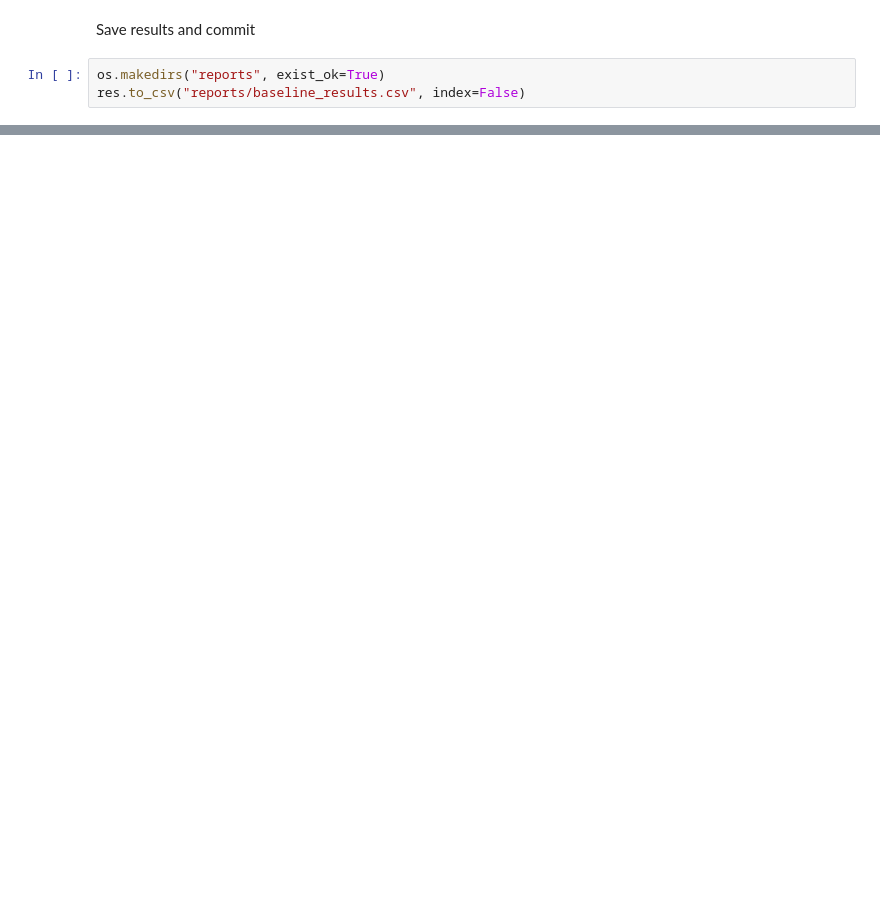
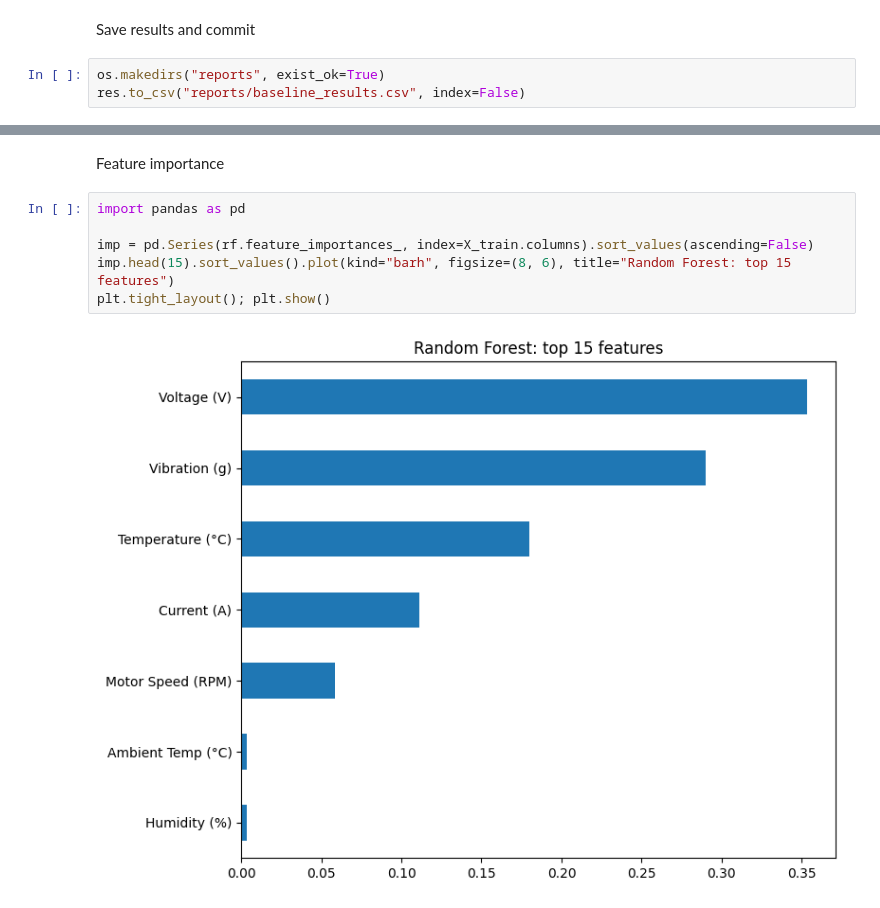
Before and after one commit to ShalakaEranga/DriveHealth-Comparative-Fault-Diagnosis-Using-Classical-vs-Deep-Learning-Methods, a Jupyter notebook: notebooks/01_eda.ipynb, the cells around one changed output, grey strips where cells are left out. Drawn from its saved outputs; the diff is of its cells as text; blank space fills up the shorter version.

```diff
--- a/notebooks/01_eda.ipynb
+++ b/notebooks/01_eda.ipynb
@@ -555,0 +590,10 @@ res.to_csv("reports/baseline_results.csv", index=False)
+# %% [markdown]
+Feature importance
+# %%
+import pandas as pd
+
+imp = pd.Series(rf.feature_importances_, index=X_train.columns).sort_values(ascending=False)
+imp.head(15).sort_values().plot(kind="barh", figsize=(8, 6), title="Random Forest: top 15 features")
+plt.tight_layout(); plt.show()
+# %% [output]
+[figure, added]
```
Also changed, not shown: parts of 15 cells of this notebook.
